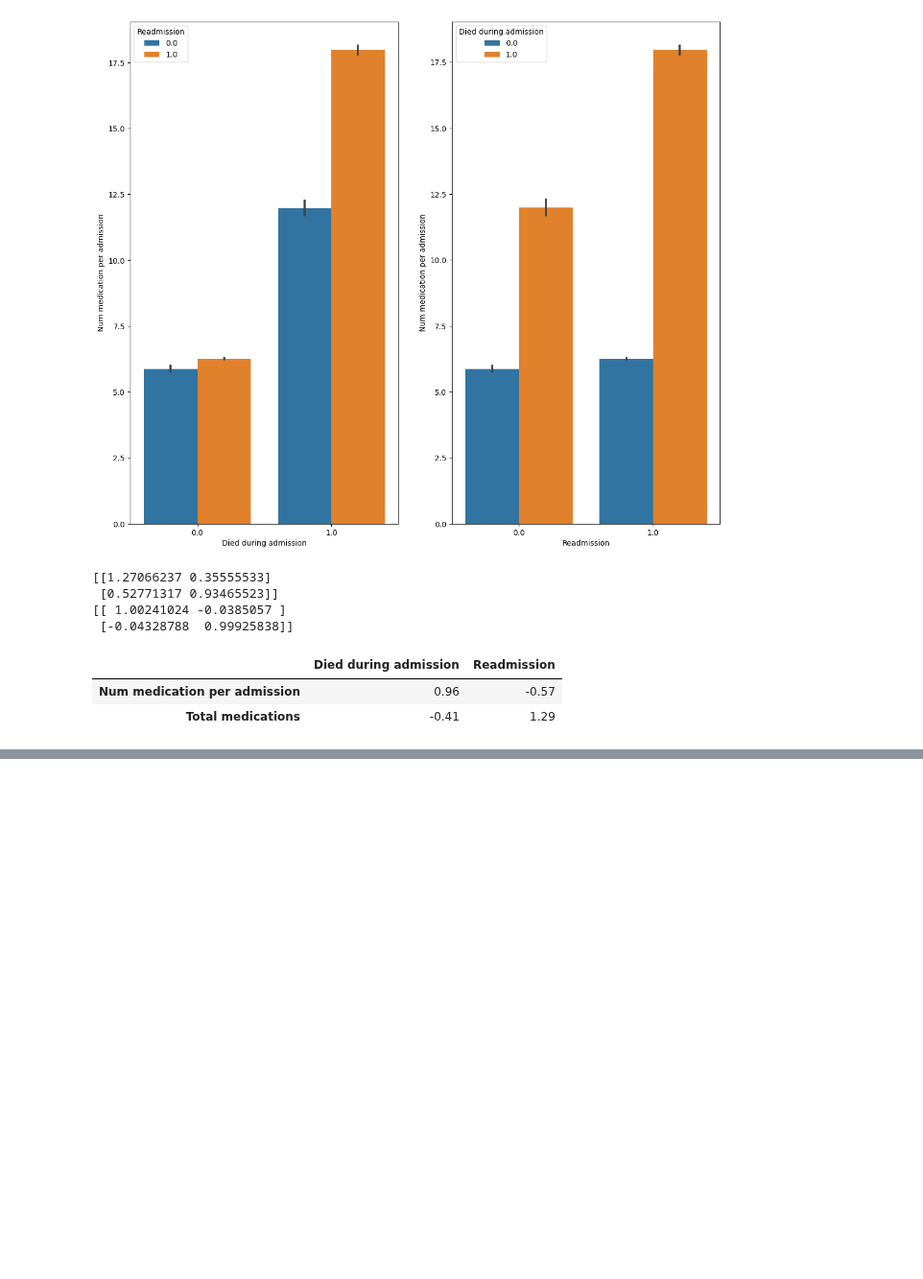
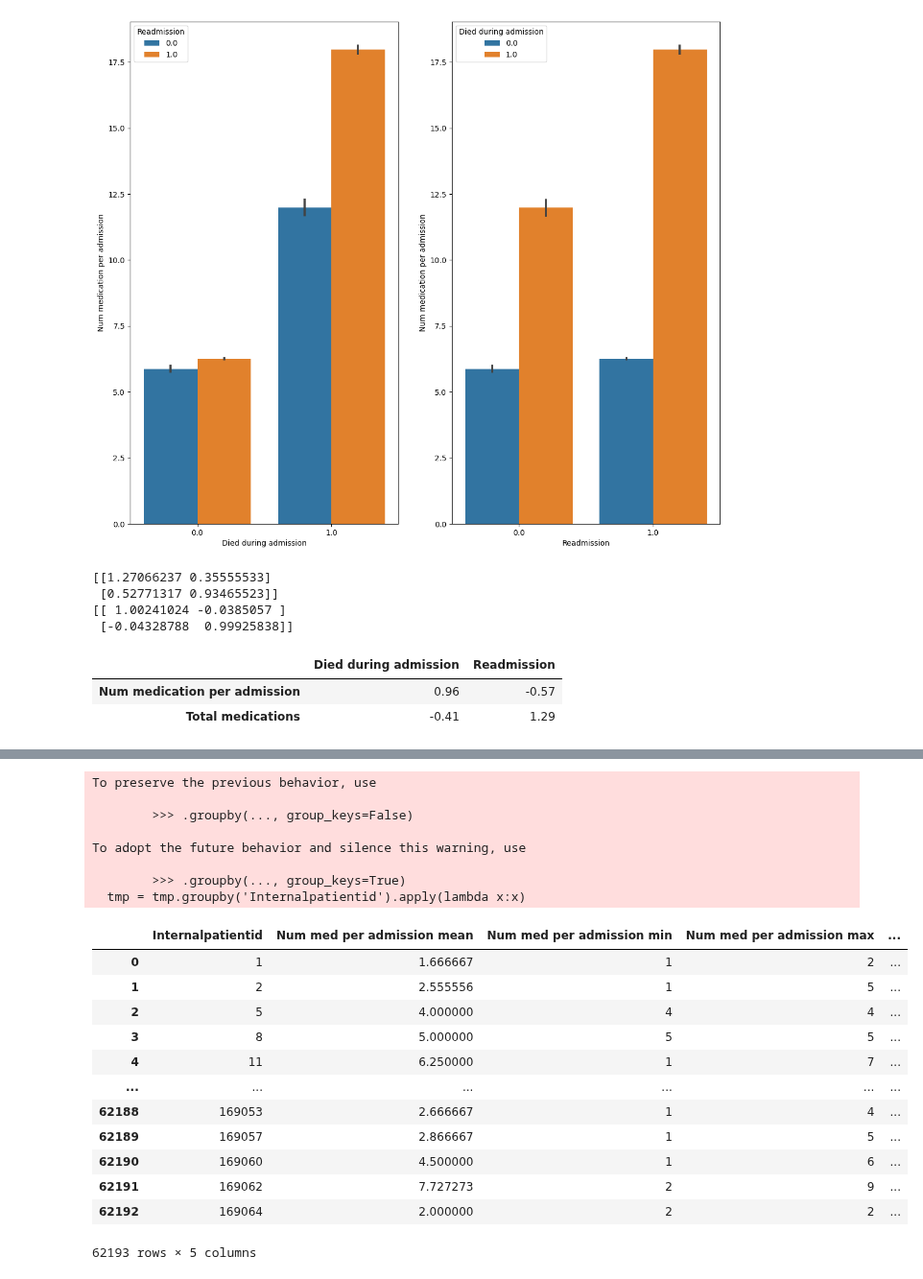
Before and after one commit to SpassMed-Projects/FDA, a Jupyter notebook: src/data/inpatient_medication_all_cause_explore.ipynb, the cells around one changed output, grey strips where cells are left out. Shown at 96% size. Drawn from its saved outputs; the diff is of its cells as text; code cells hidden in the pictures; blank space fills up the shorter version.

```diff
--- a/src/data/inpatient_medication_all_cause_explore.ipynb
+++ b/src/data/inpatient_medication_all_cause_explore.ipynb
@@ -340,0 +360,30 @@ correlation_heatmap(data)
+# %%
+columns = ['Internalpatientid','Num med per admission mean','Num med per admission min',
+           'Num med per admission max','Total medications']
+# %%
+tmp = inpatient_med_complete[columns]
+tmp = tmp.groupby('Internalpatientid').apply(lambda x:x)
+tmp = tmp.drop_duplicates(keep = 'first').reset_index(drop = True)
+tmp
+# %% [output]
+To preserve the previous behavior, use
+
+        >>> .groupby(..., group_keys=False)
+
+To adopt the future behavior and silence this warning, use
+
+        >>> .groupby(..., group_keys=True)
+  tmp = tmp.groupby('Internalpatientid').apply(lambda x:x)
+|  | Internalpatientid | Num med per admission mean | Num med per admission min | Num med per admission max | ... |
+| 0 | 1 | 1.666667 | 1 | 2 | ... |
+| 1 | 2 | 2.555556 | 1 | 5 | ... |
+| 2 | 5 | 4.000000 | 4 | 4 | ... |
+| 3 | 8 | 5.000000 | 5 | 5 | ... |
+| 4 | 11 | 6.250000 | 1 | 7 | ... |
+| ... | ... | ... | ... | ... | ... |
+| 62188 | 169053 | 2.666667 | 1 | 4 | ... |
+| 62189 | 169057 | 2.866667 | 1 | 5 | ... |
+| 62190 | 169060 | 4.500000 | 1 | 6 | ... |
+| 62191 | 169062 | 7.727273 | 2 | 9 | ... |
+| 62192 | 169064 | 2.000000 | 2 | 2 | ... |
+62193 rows × 5 columns
```
Also changed, not shown: parts of 12 cells of this notebook.
